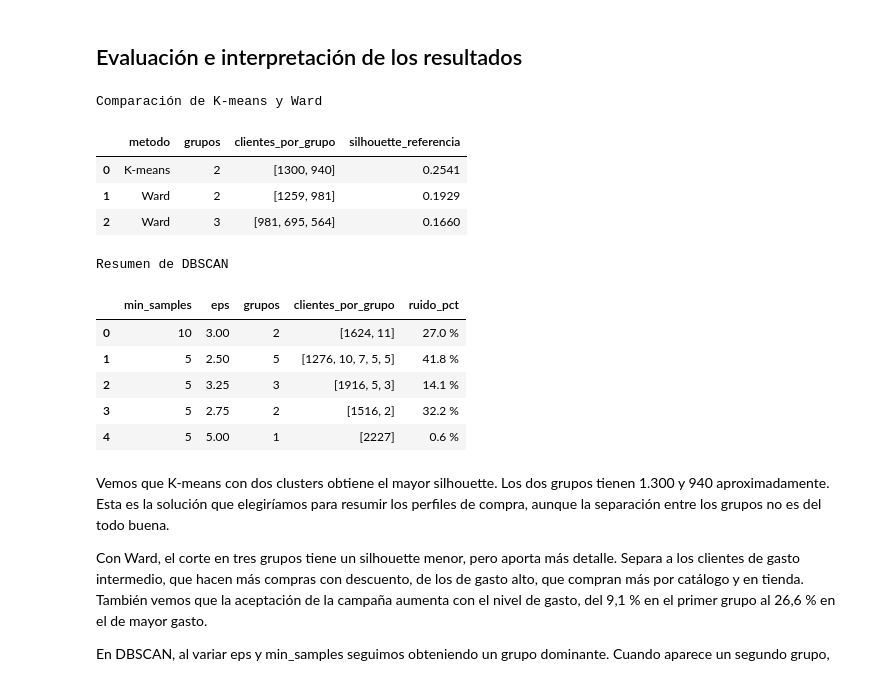
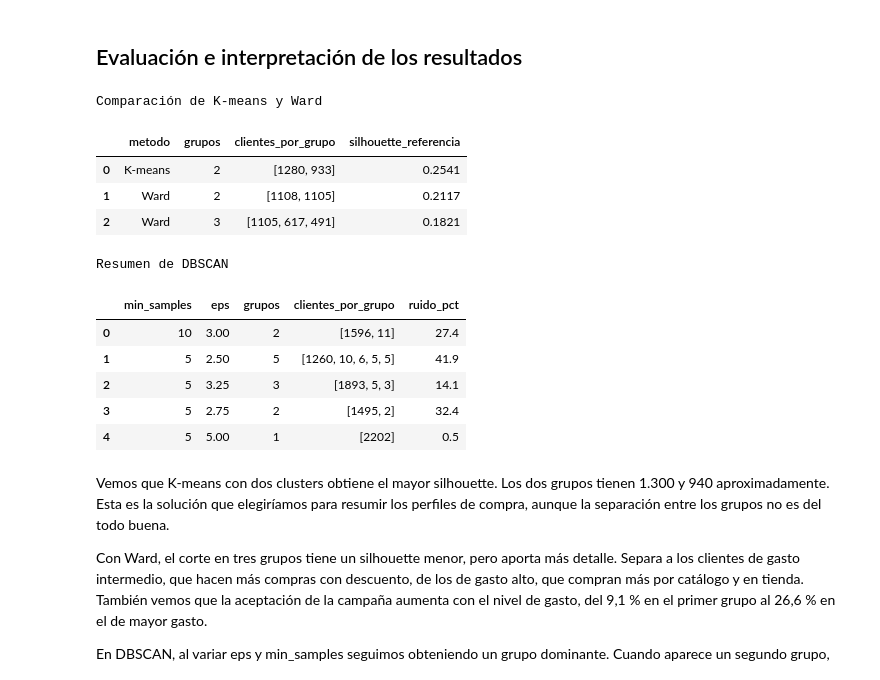
Before and after one commit to anton-p0g/proyecto-clustering, a Jupyter notebook: practicaClustering.ipynb, the cells around one changed output. Saved outputs shown, nothing was run; the diff lists cells and outputs as text; code cells hidden in the pictures.

```diff
--- a/practicaClustering.ipynb
+++ b/practicaClustering.ipynb
@@ -226,6 +226,0 @@ Así convertimos en número de días par que se pueda usar en el clustering, tom
-# %%
-mediana_ingresos = df["Income"].median()
-X["Income"] = df["Income"].fillna(mediana_ingresos)
-
-print(f"Mediana utilizada: {mediana_ingresos:.2f}")
-print(f"Ingresos ausentes después de imputar: {X['Income'].isna().sum()}")
@@ -237,22 +226,0 @@ Decidimos rellenar los valores ausentes de los ingresos con la mediana, ya que u
-# %%
-X["Income"] = X["Income"].mask(
-    X["Income"].eq(666666), mediana_ingresos
-)
-
-fecha_atipica = X["Year_Birth"].isin([1893, 1899, 1900])
-mediana_nacimiento = X.loc[~fecha_atipica, "Year_Birth"].median()
-X["Year_Birth"] = X["Year_Birth"].mask(fecha_atipica, mediana_nacimiento)
-
-print("Ingreso extremo")
-caso_ingreso = df["Income"].eq(666666)
-display(pd.DataFrame({
-    "Antes": df.loc[caso_ingreso, "Income"],
-    "Después": X.loc[caso_ingreso, "Income"],
-}))
-
-print("Años de nacimiento atípicos")
-casos_nacimiento = df["Year_Birth"].isin([1893, 1899, 1900])
-display(pd.DataFrame({
-    "Antes": df.loc[casos_nacimiento, "Year_Birth"],
-    "Después": X.loc[casos_nacimiento, "Year_Birth"],
-}))
@@ -487,9 +446,9 @@ columnas_modelo = [
 
 modelo_final = KMeans(n_clusters=2, n_init=10, random_state=42)
 
-df_segmentos = df.assign(
+df_segmentos = df_clustering.assign(
     cluster=modelo_final.fit_predict(X_preprocesado[columnas_modelo]),
-    GastoTotal=df.filter(regex=r"^Mnt").sum(axis=1),
+    GastoTotal=df_clustering.filter(regex=r"^Mnt").sum(axis=1),
 )
 
 perfiles = df_segmentos.groupby("cluster").agg(
@@ -765,50 +724,43 @@ for fila in tabla_ward.itertuples(index=False):
         "metodo": "Ward",
         "grupos": fila.k,
         "clientes_por_grupo": sorted(fila.clientes_por_grupo, reverse=True),
         "silhouette_referencia": fila.silhouette_referencia,
     })
 
 tabla_comparacion = pd.DataFrame(comparacion)
 
 print("Comparación de K-means y Ward")
-display(
-    tabla_comparacion.style.format({"silhouette_referencia": "{:.4f}"})
-)
+display(tabla_comparacion.round({"silhouette_referencia": 4}))
 
 resumen_dbscan = tabla_sensibilidad.assign(
     segundo_grupo=tabla_sensibilidad["clientes_por_grupo"].apply(
         lambda tamanos: tamanos[1] if len(tamanos) > 1 else 0
     )
 )
 
 resumen_dbscan = (
     resumen_dbscan
     .sort_values(["segundo_grupo", "ruido_pct"], ascending=[False, True])
     .head(5)
     .drop(columns="segundo_grupo")
     .reset_index(drop=True)
 )
 
 print("Resumen de DBSCAN")
-display(
-    resumen_dbscan.style.format({
-        "eps": "{:.2f}",
-        "ruido_pct": "{:.1f} %",
-    })
-)
+display(resumen_dbscan.round({"eps": 2, "ruido_pct": 1}))
 # %% [output]
 Comparación de K-means y Ward
 |  | metodo | grupos | clientes_por_grupo | silhouette_referencia |
-| 0 | K-means | 2 | [1300, 940] | 0.2541 |
-| 1 | Ward | 2 | [1259, 981] | 0.1929 |
-| 2 | Ward | 3 | [981, 695, 564] | 0.1660 |
+| 0 | K-means | 2 | [1280, 933] | 0.2541 |
+| 1 | Ward | 2 | [1108, 1105] | 0.2117 |
+| 2 | Ward | 3 | [1105, 617, 491] | 0.1821 |
 Resumen de DBSCAN
 |  | min_samples | eps | grupos | clientes_por_grupo | ruido_pct |
-| 0 | 10 | 3.00 | 2 | [1624, 11] | 27.0 % |
-| 1 | 5 | 2.50 | 5 | [1276, 10, 7, 5, 5] | 41.8 % |
-| 2 | 5 | 3.25 | 3 | [1916, 5, 3] | 14.1 % |
-| 3 | 5 | 2.75 | 2 | [1516, 2] | 32.2 % |
-| 4 | 5 | 5.00 | 1 | [2227] | 0.6 % |
+| 0 | 10 | 3.00 | 2 | [1596, 11] | 27.4 |
+| 1 | 5 | 2.50 | 5 | [1260, 10, 6, 5, 5] | 41.9 |
+| 2 | 5 | 3.25 | 3 | [1893, 5, 3] | 14.1 |
+| 3 | 5 | 2.75 | 2 | [1495, 2] | 32.4 |
+| 4 | 5 | 5.00 | 1 | [2202] | 0.5 |
 # %% [markdown]
 Vemos que K-means con dos clusters obtiene el mayor silhouette. Los dos grupos tienen 1.300 y 940 aproximadamente. Esta es la solución que elegiríamos para resumir los perfiles de compra, aunque la separación entre los grupos no es del todo buena.
 
```
Also changed, not shown: parts of 21 cells of this notebook.
